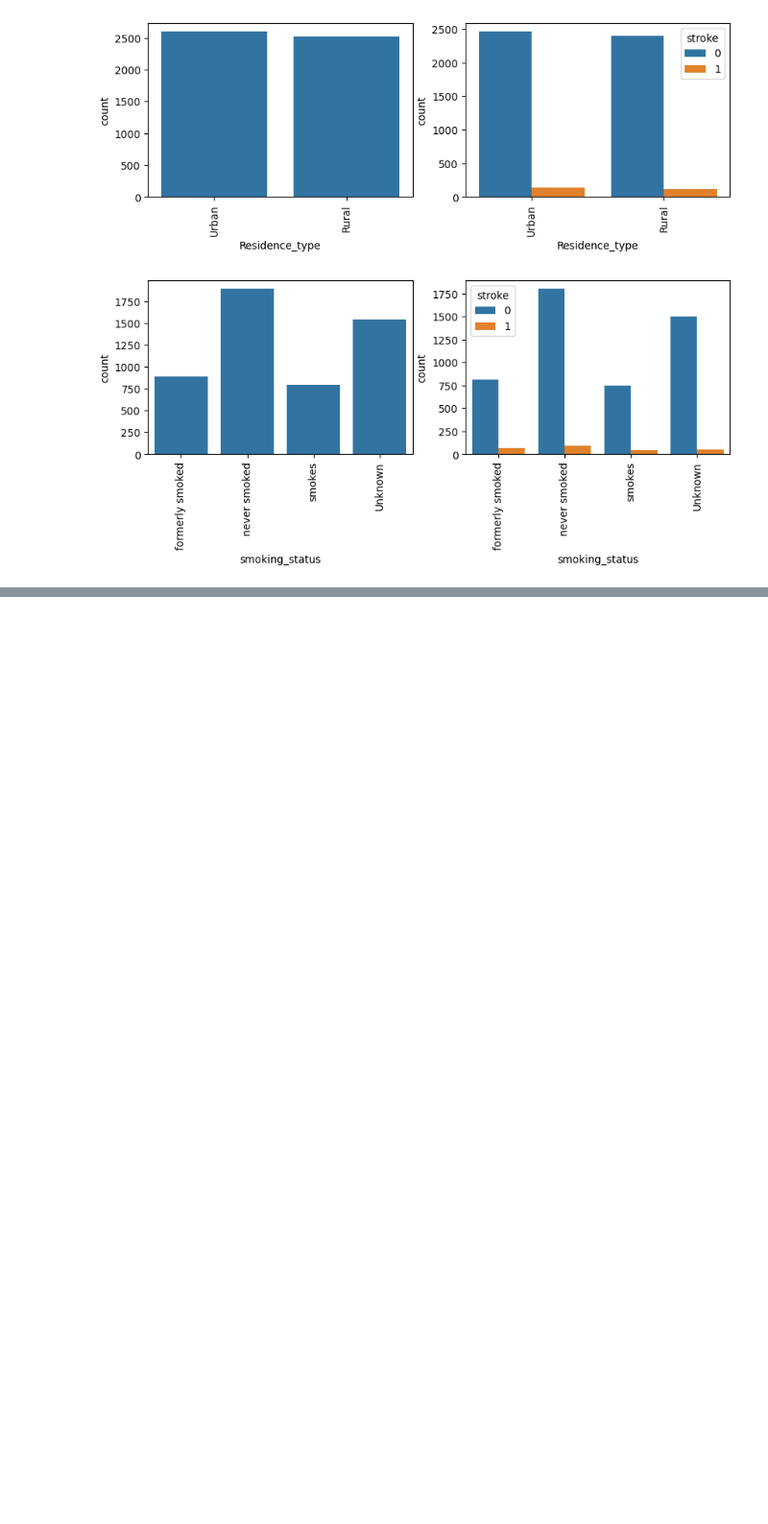
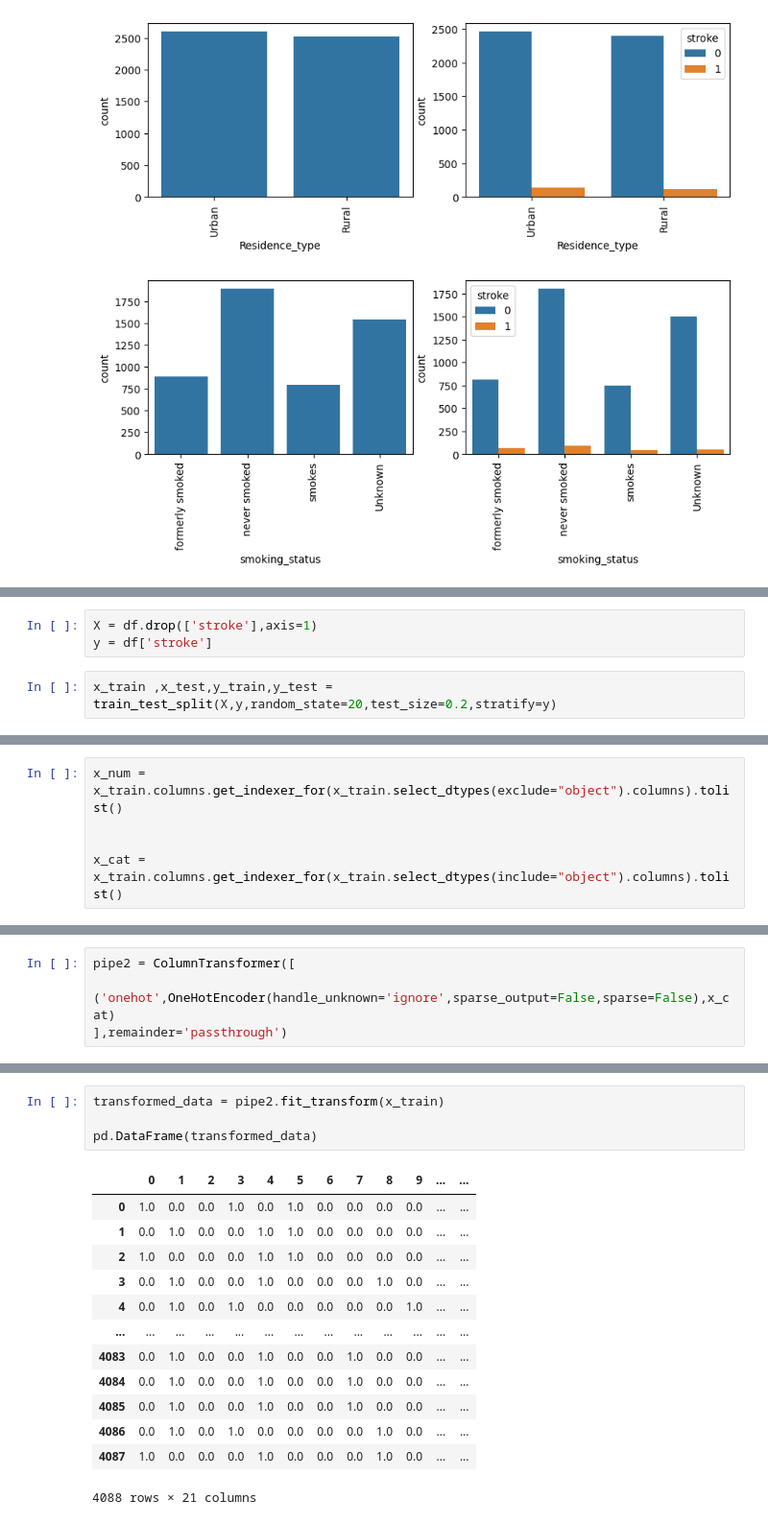
Before and after one commit to shubham-kamlaskar/stroke_predict, a Jupyter notebook: stroke_prediction/stroke.ipynb, the cells around one changed output, grey strips where cells are left out. Shown: that part at 96% size. Cells and saved outputs as stored; diff of their text form; blank space fills up the shorter version.

```diff
--- a/stroke_prediction/stroke.ipynb
+++ b/stroke_prediction/stroke.ipynb
@@ -259,0 +253,5 @@ sns.FacetGrid(row='gender',col='age',data=df).map(sns.scatterplot,'avg_glucose_l
+# %%
+X = df.drop(['stroke'],axis=1)
+y = df['stroke']
+# %%
+x_train ,x_test,y_train,y_test = train_test_split(X,y,random_state=20,test_size=0.2,stratify=y)
@@ -259,0 +309,5 @@ sns.FacetGrid(row='gender',col='age',data=df).map(sns.scatterplot,'avg_glucose_l
+# %%
+x_num = x_train.columns.get_indexer_for(x_train.select_dtypes(exclude="object").columns).tolist()
+
+
+x_cat = x_train.columns.get_indexer_for(x_train.select_dtypes(include="object").columns).tolist()
@@ -259,0 +353,4 @@ sns.FacetGrid(row='gender',col='age',data=df).map(sns.scatterplot,'avg_glucose_l
+# %%
+pipe2 = ColumnTransformer([
+    ('onehot',OneHotEncoder(handle_unknown='ignore',sparse_output=False,sparse=False),x_cat)
+],remainder='passthrough')
@@ -259,0 +396,18 @@ sns.FacetGrid(row='gender',col='age',data=df).map(sns.scatterplot,'avg_glucose_l
+# %%
+transformed_data = pipe2.fit_transform(x_train)
+
+pd.DataFrame(transformed_data)
+# %% [output]
+|  | 0 | 1 | 2 | 3 | 4 | 5 | 6 | 7 | 8 | 9 | ... | ... |
+| 0 | 1.0 | 0.0 | 0.0 | 1.0 | 0.0 | 1.0 | 0.0 | 0.0 | 0.0 | 0.0 | ... | ... |
+| 1 | 0.0 | 1.0 | 0.0 | 0.0 | 1.0 | 1.0 | 0.0 | 0.0 | 0.0 | 0.0 | ... | ... |
+| 2 | 1.0 | 0.0 | 0.0 | 0.0 | 1.0 | 1.0 | 0.0 | 0.0 | 0.0 | 0.0 | ... | ... |
+| 3 | 0.0 | 1.0 | 0.0 | 0.0 | 1.0 | 0.0 | 0.0 | 0.0 | 1.0 | 0.0 | ... | ... |
+| 4 | 0.0 | 1.0 | 0.0 | 1.0 | 0.0 | 0.0 | 0.0 | 0.0 | 0.0 | 1.0 | ... | ... |
+| ... | ... | ... | ... | ... | ... | ... | ... | ... | ... | ... | ... | ... |
+| 4083 | 0.0 | 1.0 | 0.0 | 0.0 | 1.0 | 0.0 | 0.0 | 1.0 | 0.0 | 0.0 | ... | ... |
+| 4084 | 0.0 | 1.0 | 0.0 | 0.0 | 1.0 | 0.0 | 0.0 | 1.0 | 0.0 | 0.0 | ... | ... |
+| 4085 | 0.0 | 1.0 | 0.0 | 0.0 | 1.0 | 0.0 | 0.0 | 1.0 | 0.0 | 0.0 | ... | ... |
+| 4086 | 0.0 | 1.0 | 0.0 | 1.0 | 0.0 | 0.0 | 0.0 | 0.0 | 1.0 | 0.0 | ... | ... |
+| 4087 | 1.0 | 0.0 | 0.0 | 0.0 | 1.0 | 0.0 | 0.0 | 0.0 | 1.0 | 0.0 | ... | ... |
+4088 rows × 21 columns
```
Also changed, not shown: parts of 28 cells of this notebook, 56 other files.
